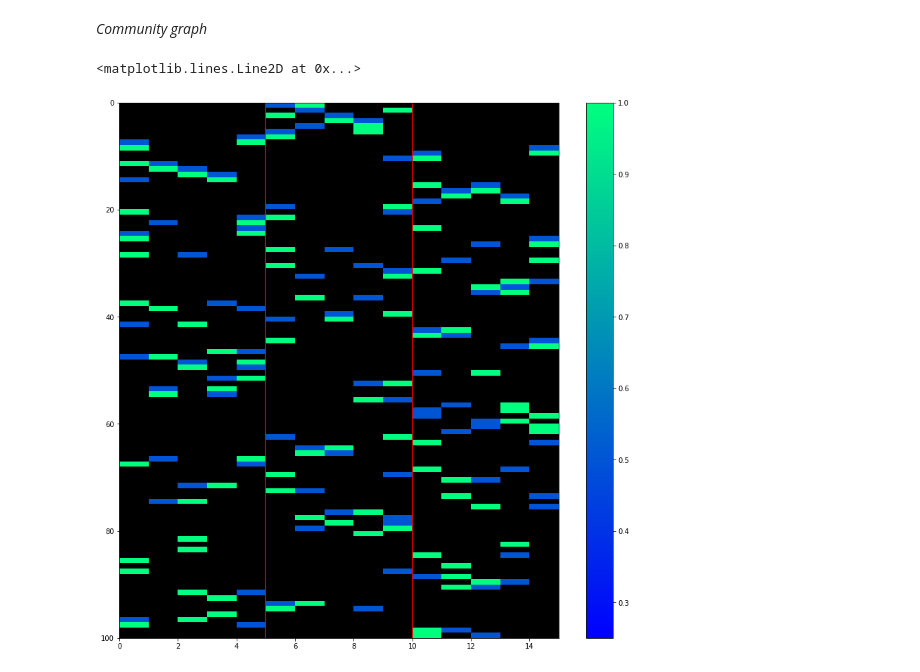
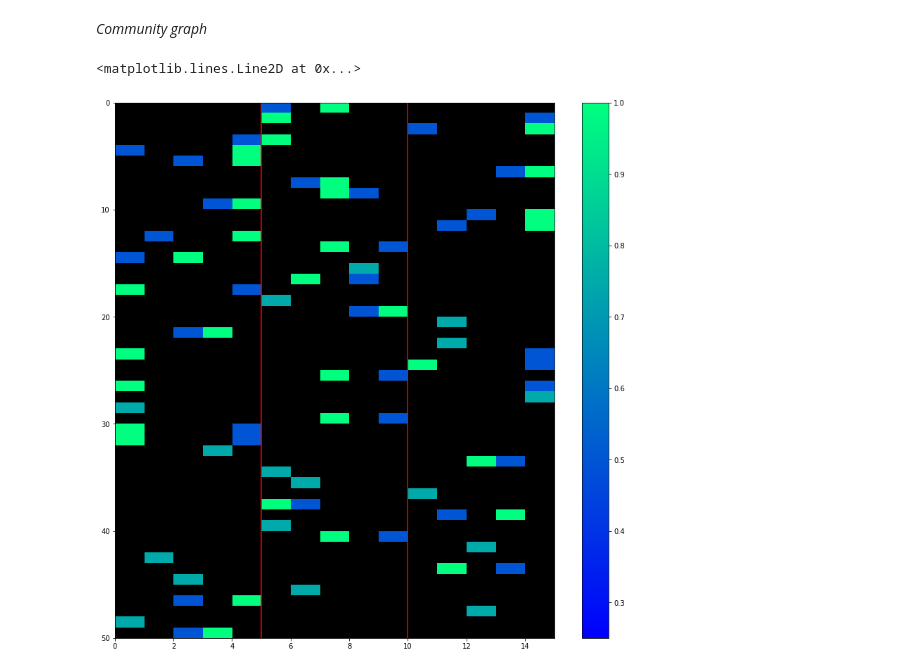
Before and after one commit to Phelixh/prioritisedGeodesic, a Jupyter notebook: In-depth analysis.ipynb, the cells around one changed output. Drawn from its saved outputs; the diff is of its cells as text; code cells hidden in the pictures.

Commit message:
need now computed from modified MDP, community graph simulations with various init/goal distributions

```diff
--- a/In-depth analysis.ipynb
+++ b/In-depth analysis.ipynb
@@ -82,7 +81,7 @@ plt.colorbar()
 # %% [markdown]
 *Community graph*
 # %%
-d = np.load('Data/cg_3hd_5rs.npz', allow_pickle=True)
+d = np.load('Data/cg_5c_3n_2_0.npz', allow_pickle=True)
 
 # Bottleneck enclosure params
 num_states = d['num_states']
@@ -92,28 +91,33 @@ num_neighbourhoods = d['num_nbrhds']
 # Actual data
 replay_seqs = d['replay_seqs']
 needs = d['needs']
+trans_needs = d['trans_needs']
 gains = d['gains']
 all_MEVBs = d['all_MEVBs']
 backups = d['backups']
 num_replay_steps = replay_seqs.shape[0]
+memories = d['memories']
 # %%
 # Visualize replay for community graph
 replays = np.zeros((num_replay_steps, num_states))
 
 for i in range(num_replay_steps):
     source, action, target = replay_seqs[i]
-    replays[i, source] = 0.5
-    replays[i, target] = 1.0
+    if source == target:
+        replays[i, source] = 0.75
+    else:
+        replays[i, source] = 0.5
+        replays[i, target] = 1.0
 # %%
 palette = copy(plt.get_cmap('winter'))
 palette.set_under('black', 1.0)
 
 plt.figure(figsize=(14, 14))
 plt.imshow(replays, aspect='auto', extent=[0, num_states, num_replay_steps, 0], cmap=palette, vmin=0.25, vmax=1.0)
-plt.ylim(100, 0)
+plt.ylim(50, 0)
 plt.colorbar()
 plt.axvline(5, color='r')
 plt.axvline(10, color='r')
 # %% [output]
 <matplotlib.lines.Line2D at 0x...>
-[figure, old version]
+[figure, new version]
```
Also changed, not shown: parts of 2 cells of this notebook, 3 other files.
